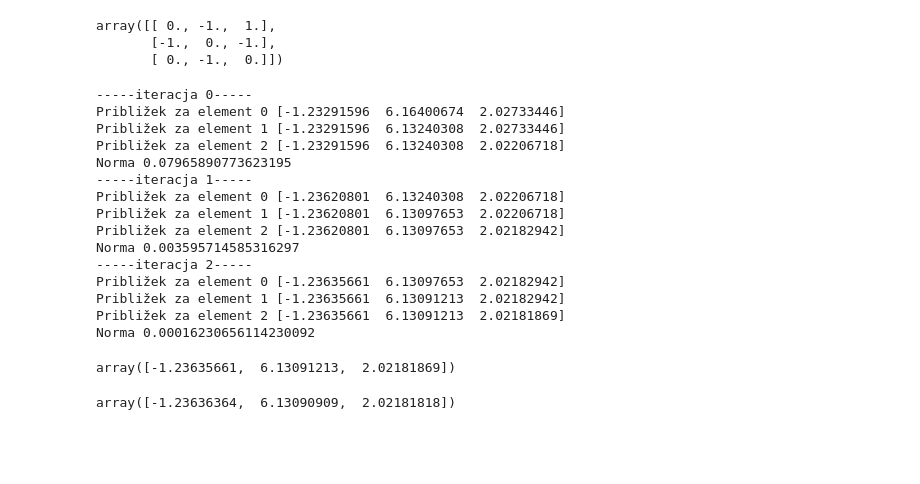
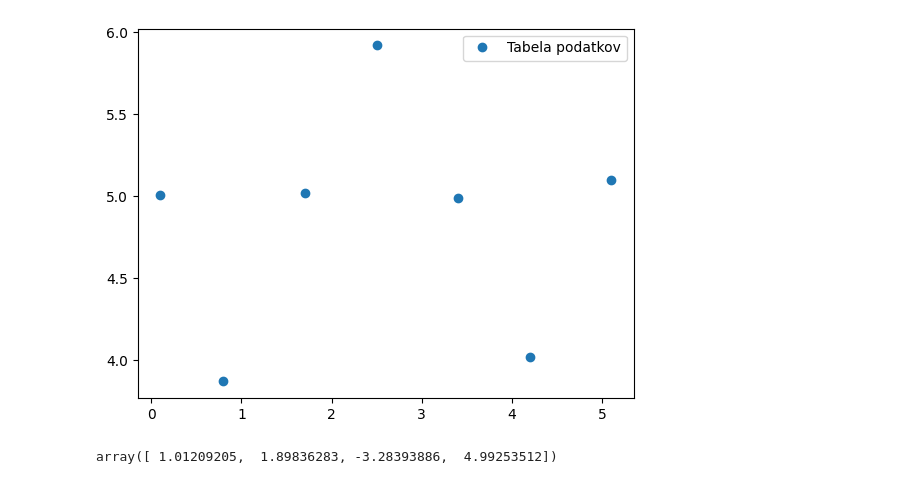
Before and after one commit to jankoslavic/pynm, a Jupyter notebook: _sources/notebooks/Untitled.ipynb, the cells around one changed output. Drawn from its saved outputs; the diff is of its cells as text; code cells hidden in the pictures; blank space fills up the shorter version.

```diff
--- a/_sources/notebooks/Untitled.ipynb
+++ b/_sources/notebooks/Untitled.ipynb
@@ -19,39 +4,8 @@ np.fill_diagonal(K, np.zeros(3)) #spremenimo samo diagonalne elemente
-# %%
-K
-# %% [output]
-array([[ 0., -1.,  1.],
-       [-1.,  0., -1.],
-       [ 0., -1.,  0.]])
-# %%
-for k in range(3):
-    xk_1 = x.copy()
-    print(5*'-' + f'iteracja {k}' + 5*'-')
-    for i in range(len(A)): #opazujte kaj se dogaja, ko to celico poženete večkrat!
-        x[i] = (b[i]-K[i,:].dot(x))/A[i,i]
-        print(f'Približek za element {i}', x)
-    e = np.linalg.norm(x-xk_1)
-    print(f'Norma {e}')
-# %% [output]
------iteracja 0-----
-Približek za element 0 [-1.23291596  6.16400674  2.02733446]
-Približek za element 1 [-1.23291596  6.13240308  2.02733446]
-Približek za element 2 [-1.23291596  6.13240308  2.02206718]
-Norma 0.07965890773623195
------iteracja 1-----
-Približek za element 0 [-1.23620801  6.13240308  2.02206718]
-Približek za element 1 [-1.23620801  6.13097653  2.02206718]
-Približek za element 2 [-1.23620801  6.13097653  2.02182942]
-Norma 0.003595714585316297
------iteracja 2-----
-Približek za element 0 [-1.23635661  6.13097653  2.02182942]
-Približek za element 1 [-1.23635661  6.13091213  2.02182942]
-Približek za element 2 [-1.23635661  6.13091213  2.02181869]
-Norma 0.00016230656114230092
-# %%
-x
-# %% [output]
-array([-1.23635661,  6.13091213,  2.02181869])
-# %%
-rešitev
-# %% [output]
-array([-1.23636364,  6.13090909,  2.02181818])
+# %%
+x = np.array([ 0.1, 0.8, 1.7, 2.5, 3.4, 4.2,  5.1])
+y = np.array([ 0.01, -1.13, 0.02, 0.92, -0.01, -0.98, 0.1])+5
+# %%
+plt.plot(x, y, 'o', label='Tabela podatkov')
+plt.legend();
+# %% [output]
+[figure, added]
@@ -57,0 +17,5 @@ array([-1.23636364,  6.13090909,  2.02181818])
+# %%
+popt, pcov = curve_fit(func, x, y, p0=[1, 1, 0, 0])
+popt
+# %% [output]
+array([ 1.01209205,  1.89836283, -3.28393886,  4.99253512])
```
Also changed, not shown: parts of 9 cells of this notebook, 8 other files.
